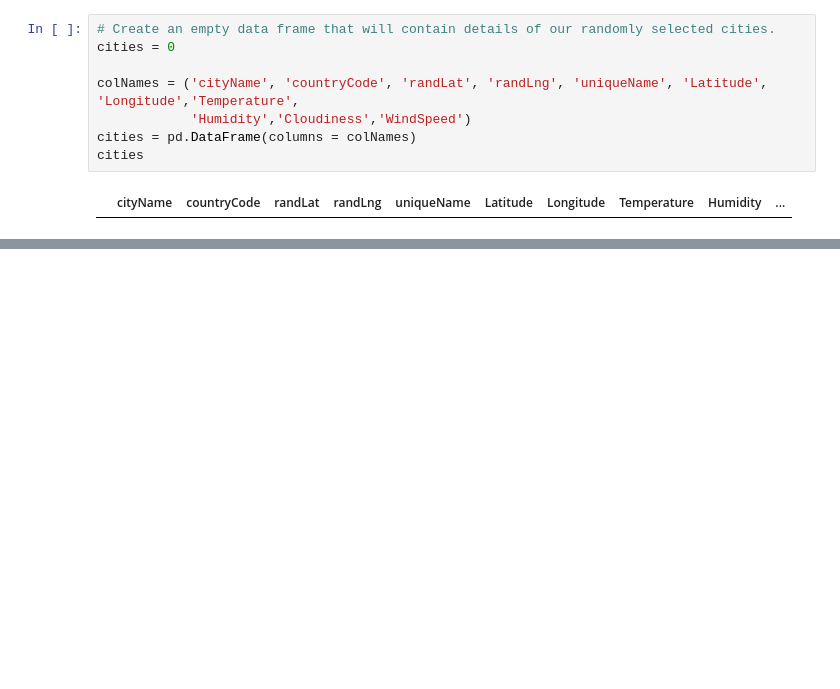
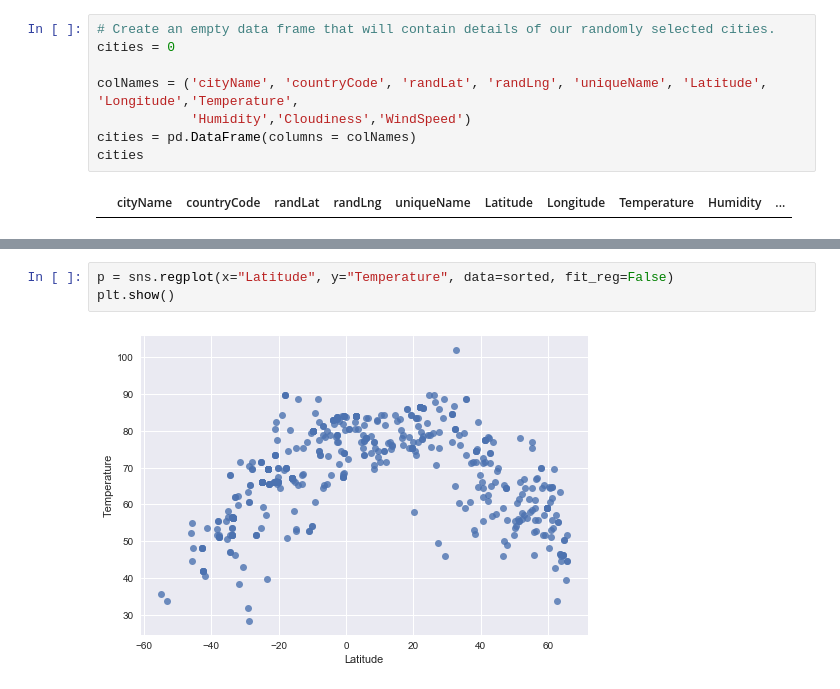
Before and after one commit to Jkremr/Temp-lat-lng-analysis, a Jupyter notebook: weather_analysis.ipynb, the cells around one changed output, grey strips where cells are left out. Saved outputs shown, nothing was run; the diff lists cells and outputs as text; blank space fills up the shorter version.

```diff
--- a/weather_analysis.ipynb
+++ b/weather_analysis.ipynb
@@ -138,0 +133,5 @@ p = sns.regplot(x="Longitude", y="Latitude", data=cities)
+# %%
+p = sns.regplot(x="Latitude", y="Temperature", data=sorted, fit_reg=False)
+plt.show()
+# %% [output]
+[figure, added]
```
Also changed, not shown: parts of 10 cells of this notebook.
